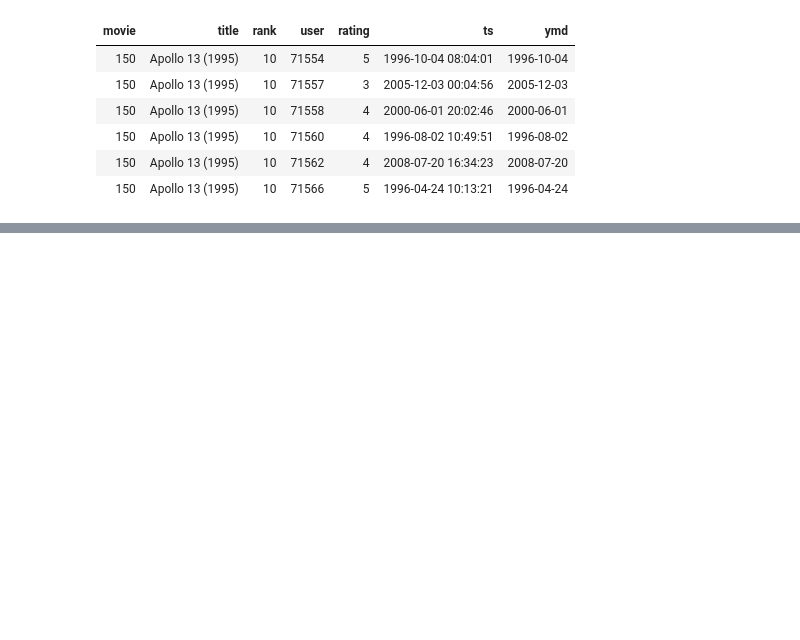
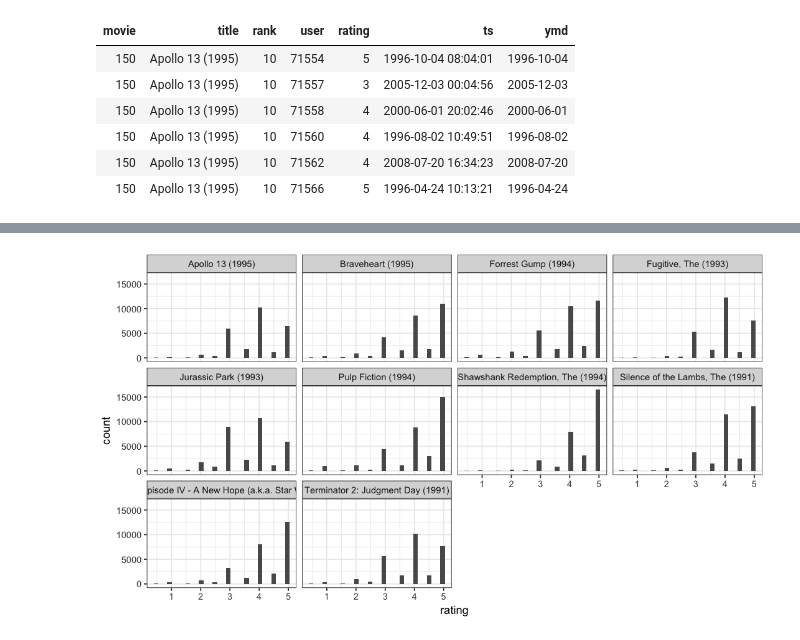
Before and after one commit to jhofman/msd2017, a Jupyter notebook: lectures/lecture_5/visualization_with_ggplot2.ipynb, the cells around one changed output, grey strips where cells are left out. Drawn from its saved outputs; the diff is of its cells as text; code cells hidden in the pictures; blank space fills up the shorter version.

```diff
--- a/lectures/lecture_5/visualization_with_ggplot2.ipynb
+++ b/lectures/lecture_5/visualization_with_ggplot2.ipynb
@@ -422 +419,8 @@ Joining, by = "movie"
+# %%
+top_ratings %>%
+    ggplot(aes(x = rating)) +
+    geom_histogram(bins = 30) +
+    facet_wrap(~ title)
+# %% [output]
+[figure, added]
 # %%
```
Also changed, not shown: parts of 21 cells of this notebook.
